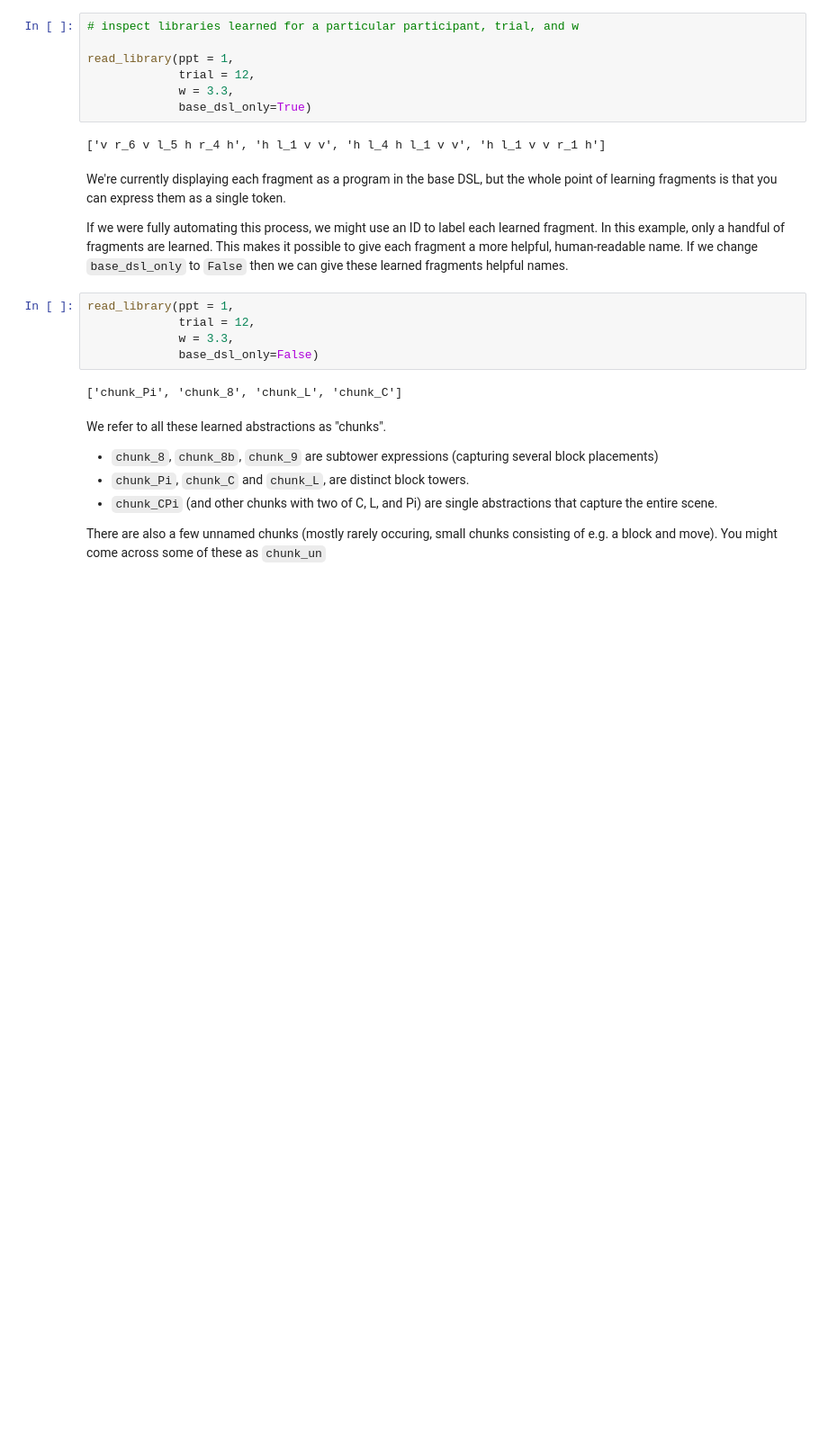
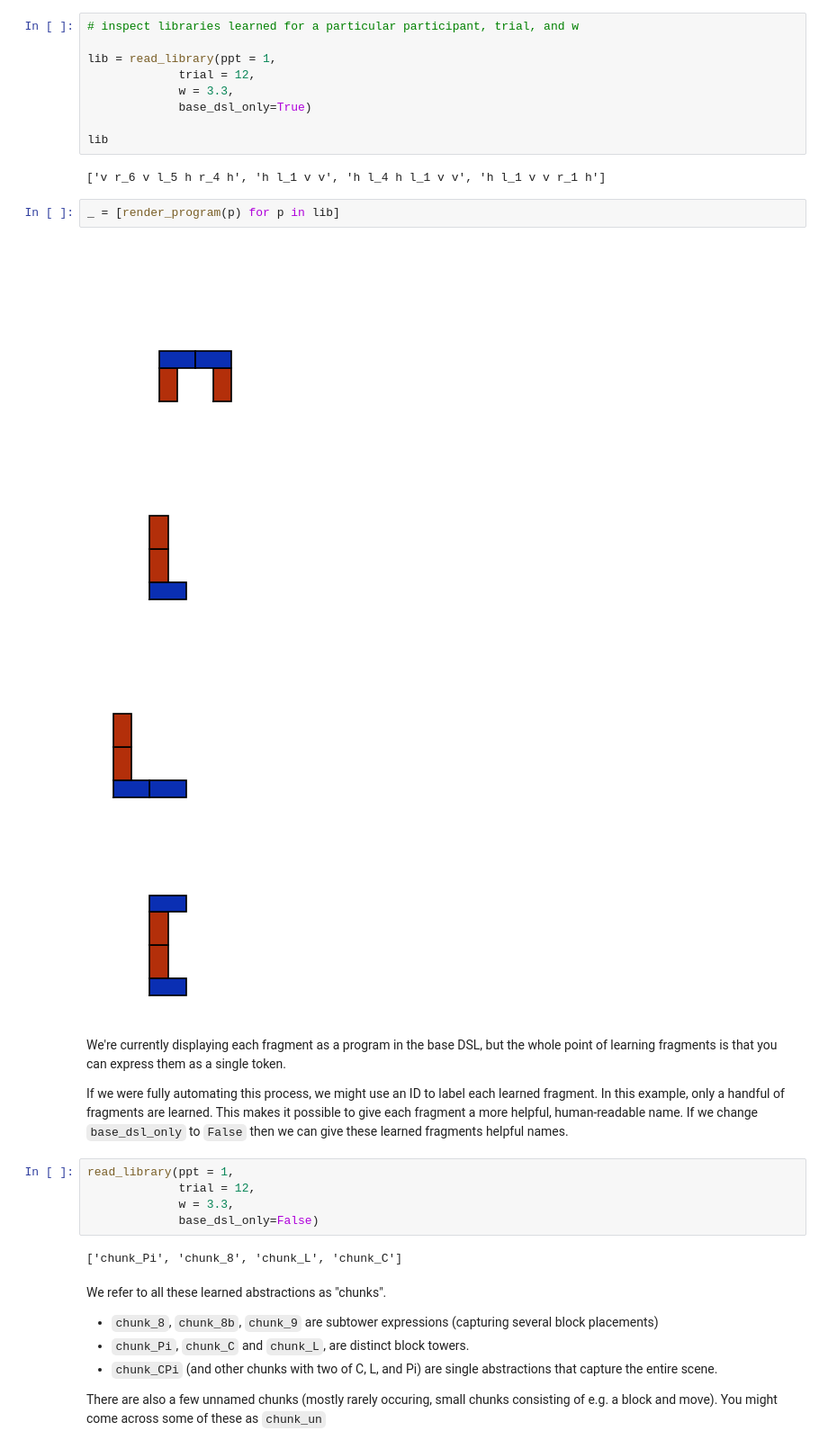
Before and after one commit to cogtoolslab/compositional-abstractions-tutorial, a Jupyter notebook: notebooks/ca_programs.ipynb, the cells around one changed output. Shown at 90% size. Saved outputs shown, nothing was run; the diff lists cells and outputs as text; blank space fills up the shorter version.

```diff
--- a/notebooks/ca_programs.ipynb
+++ b/notebooks/ca_programs.ipynb
@@ -158,12 +172,21 @@ read_library(ppt = 49,
 # %%
 # inspect libraries learned for a particular participant, trial, and w
 
-read_library(ppt = 1,
+lib = read_library(ppt = 1,
              trial = 12,
              w = 3.3,
              base_dsl_only=True)
+
+lib
 # %% [output]
 ['v r_6 v l_5 h r_4 h', 'h l_1 v v', 'h l_4 h l_1 v v', 'h l_1 v v r_1 h']
+# %%
+_ = [render_program(p) for p in lib]
+# %% [output]
+[figure, added]
+[figure, added]
+[figure, added]
+[figure, added]
 # %% [markdown]
 We're currently displaying each fragment as a program in the base DSL, but the whole point of learning fragments is that you can express them as a single token.
 
```
Also changed, not shown: parts of 24 cells of this notebook, 2 other files.
